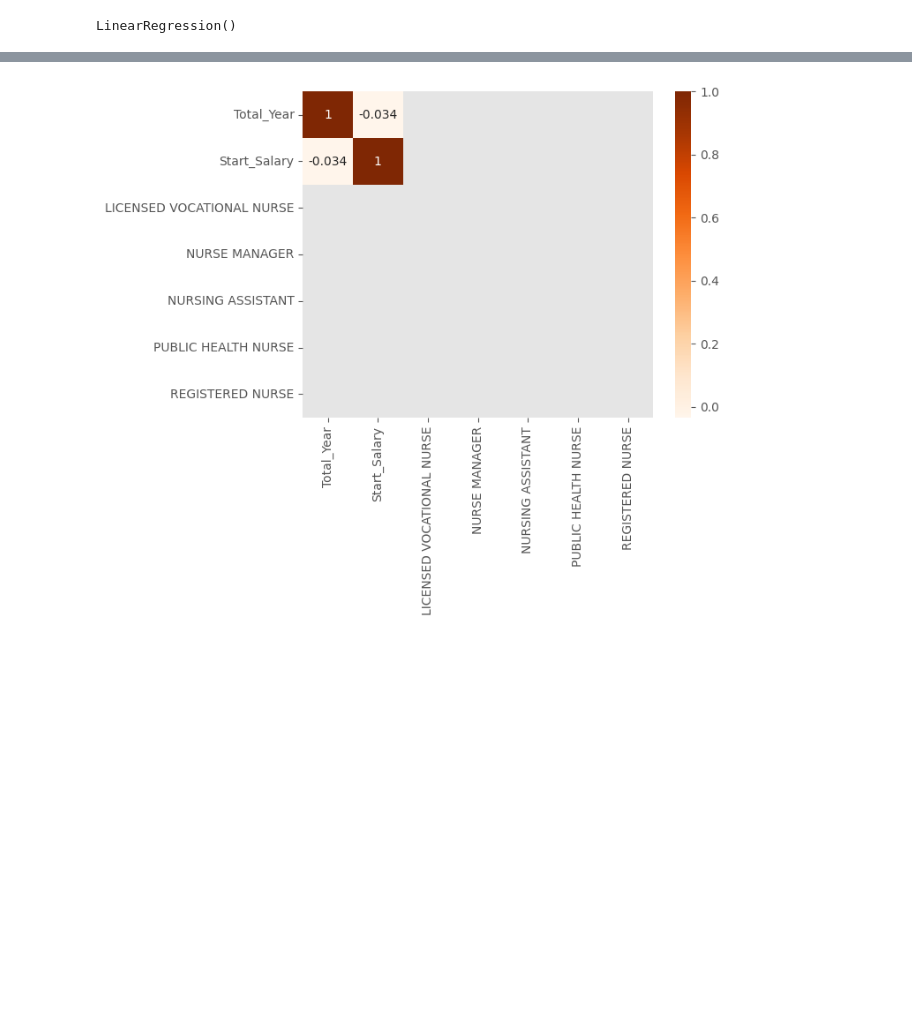
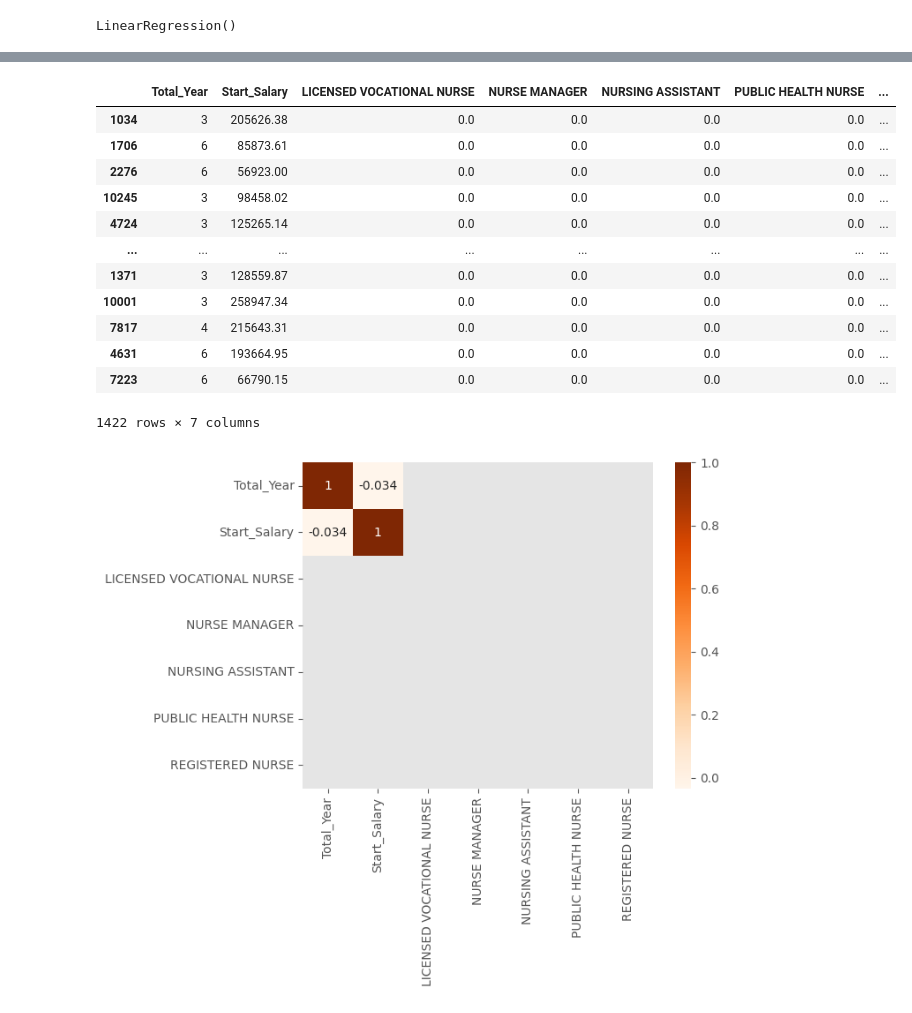
Before and after one commit to Pornpanthongdee/Capstone_project, a Jupyter notebook: notebook/salary-predict.ipynb, the cells around one changed output, grey strips where cells are left out. Cells and saved outputs as stored; diff of their text form; code cells hidden in the pictures; blank space fills up the shorter version.

```diff
--- a/salary-predict.ipynb
+++ b/notebook/salary-predict.ipynb
@@ -548,3 +558,19 @@ sns.displot(y, bins=50);
+# %%
+X_test
+# %% [output]
+|  | Total_Year | Start_Salary | LICENSED VOCATIONAL NURSE | NURSE MANAGER | NURSING ASSISTANT | PUBLIC HEALTH NURSE | ... |
+| 1034 | 3 | 205626.38 | 0.0 | 0.0 | 0.0 | 0.0 | ... |
+| 1706 | 6 | 85873.61 | 0.0 | 0.0 | 0.0 | 0.0 | ... |
+| 2276 | 6 | 56923.00 | 0.0 | 0.0 | 0.0 | 0.0 | ... |
+| 10245 | 3 | 98458.02 | 0.0 | 0.0 | 0.0 | 0.0 | ... |
+| 4724 | 3 | 125265.14 | 0.0 | 0.0 | 0.0 | 0.0 | ... |
+| ... | ... | ... | ... | ... | ... | ... | ... |
+| 1371 | 3 | 128559.87 | 0.0 | 0.0 | 0.0 | 0.0 | ... |
+| 10001 | 3 | 258947.34 | 0.0 | 0.0 | 0.0 | 0.0 | ... |
+| 7817 | 4 | 215643.31 | 0.0 | 0.0 | 0.0 | 0.0 | ... |
+| 4631 | 6 | 193664.95 | 0.0 | 0.0 | 0.0 | 0.0 | ... |
+| 7223 | 6 | 66790.15 | 0.0 | 0.0 | 0.0 | 0.0 | ... |
+1422 rows × 7 columns
 # %%
 #https://www.incrediblehealth.com/salaries/rn/ca/san-francisco
 # %%
```
Also changed, not shown: parts of 34 cells of this notebook, 3 other files.
